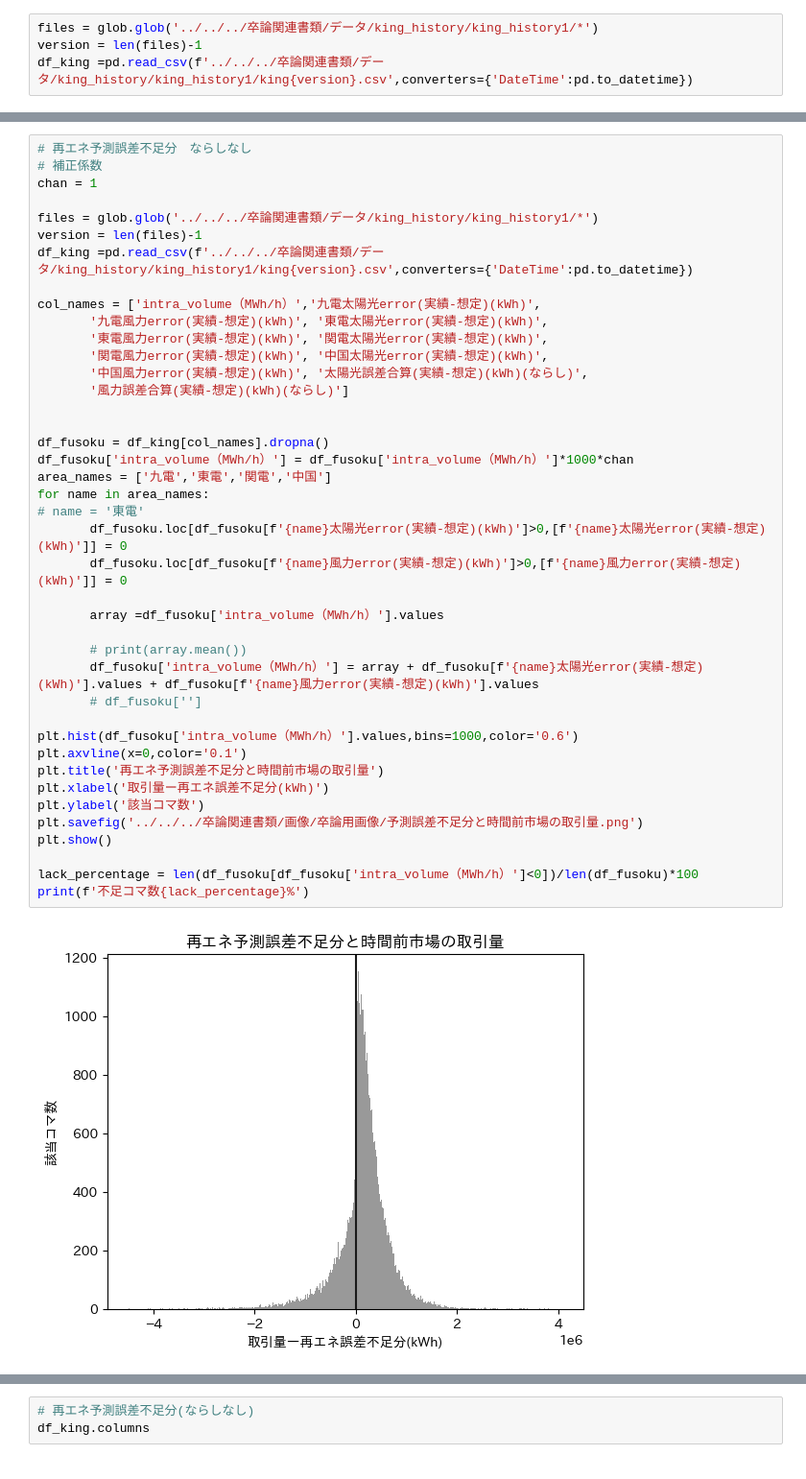
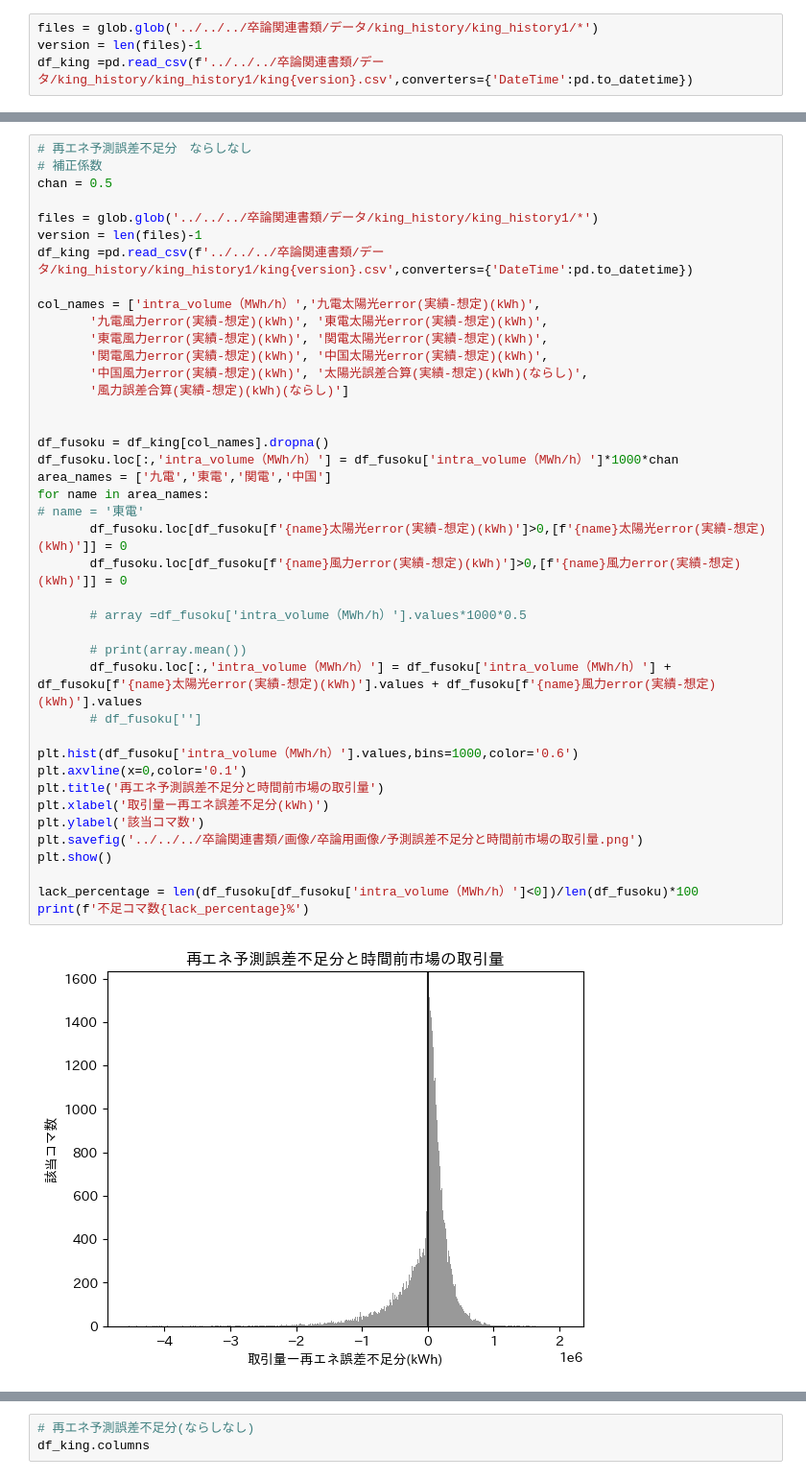
Before and after one commit to psukee/project_for_sotsuron, a Jupyter notebook: 再エネ誤差/不足再エネ誤差.ipynb, the cells around one changed output, grey strips where cells are left out. Shown at 96% size. Drawn from its saved outputs; the diff is of its cells as text.

```diff
--- a/再エネ誤差/不足再エネ誤差.ipynb
+++ b/再エネ誤差/不足再エネ誤差.ipynb
@@ -89,7 +89,7 @@ func_drowgraf_torihiki()
 # %%
 # 再エネ予測誤差不足分　ならしなし
 # 補正係数
-chan = 1
+chan = 0.5
 
 files = glob.glob('../../../卒論関連書類/データ/king_history/king_history1/*')
 version = len(files)-1
@@ -98,34 +98,34 @@ df_king =pd.read_csv(f'../../../卒論関連書類/データ/king_history/kin
 col_names = ['intra_volume（MWh/h）','九電太陽光error(実績-想定)(kWh)',
        '九電風力error(実績-想定)(kWh)', '東電太陽光error(実績-想定)(kWh)',
        '東電風力error(実績-想定)(kWh)', '関電太陽光error(実績-想定)(kWh)',
        '関電風力error(実績-想定)(kWh)', '中国太陽光error(実績-想定)(kWh)',
        '中国風力error(実績-想定)(kWh)', '太陽光誤差合算(実績-想定)(kWh)(ならし)',
        '風力誤差合算(実績-想定)(kWh)(ならし)']
 
 
 df_fusoku = df_king[col_names].dropna()
-df_fusoku['intra_volume（MWh/h）'] = df_fusoku['intra_volume（MWh/h）']*1000*chan
+df_fusoku.loc[:,'intra_volume（MWh/h）'] = df_fusoku['intra_volume（MWh/h）']*1000*chan
 area_names = ['九電','東電','関電','中国']
 for name in area_names:
 # name = '東電'
        df_fusoku.loc[df_fusoku[f'{name}太陽光error(実績-想定)(kWh)']>0,[f'{name}太陽光error(実績-想定)(kWh)']] = 0
        df_fusoku.loc[df_fusoku[f'{name}風力error(実績-想定)(kWh)']>0,[f'{name}風力error(実績-想定)(kWh)']] = 0
 
-       array =df_fusoku['intra_volume（MWh/h）'].values
+       # array =df_fusoku['intra_volume（MWh/h）'].values*1000*0.5
 
        # print(array.mean())
-       df_fusoku['intra_volume（MWh/h）'] = array + df_fusoku[f'{name}太陽光error(実績-想定)(kWh)'].values + df_fusoku[f'{name}風力error(実績-想定)(kWh)'].values
+       df_fusoku.loc[:,'intra_volume（MWh/h）'] = df_fusoku['intra_volume（MWh/h）'] + df_fusoku[f'{name}太陽光error(実績-想定)(kWh)'].values + df_fusoku[f'{name}風力error(実績-想定)(kWh)'].values
        # df_fusoku['']
 
 plt.hist(df_fusoku['intra_volume（MWh/h）'].values,bins=1000,color='0.6')
 plt.axvline(x=0,color='0.1')
 plt.title('再エネ予測誤差不足分と時間前市場の取引量')
 plt.xlabel('取引量ー再エネ誤差不足分(kWh)')
 plt.ylabel('該当コマ数')
 plt.savefig('../../../卒論関連書類/画像/卒論用画像/予測誤差不足分と時間前市場の取引量.png')
 plt.show()
 
 lack_percentage = len(df_fusoku[df_fusoku['intra_volume（MWh/h）']<0])/len(df_fusoku)*100
 print(f'不足コマ数{lack_percentage}%')
 # %% [output]
-[figure, old version]
+[figure, new version]
```
Also changed, not shown: parts of 4 cells of this notebook, 5 other files.
